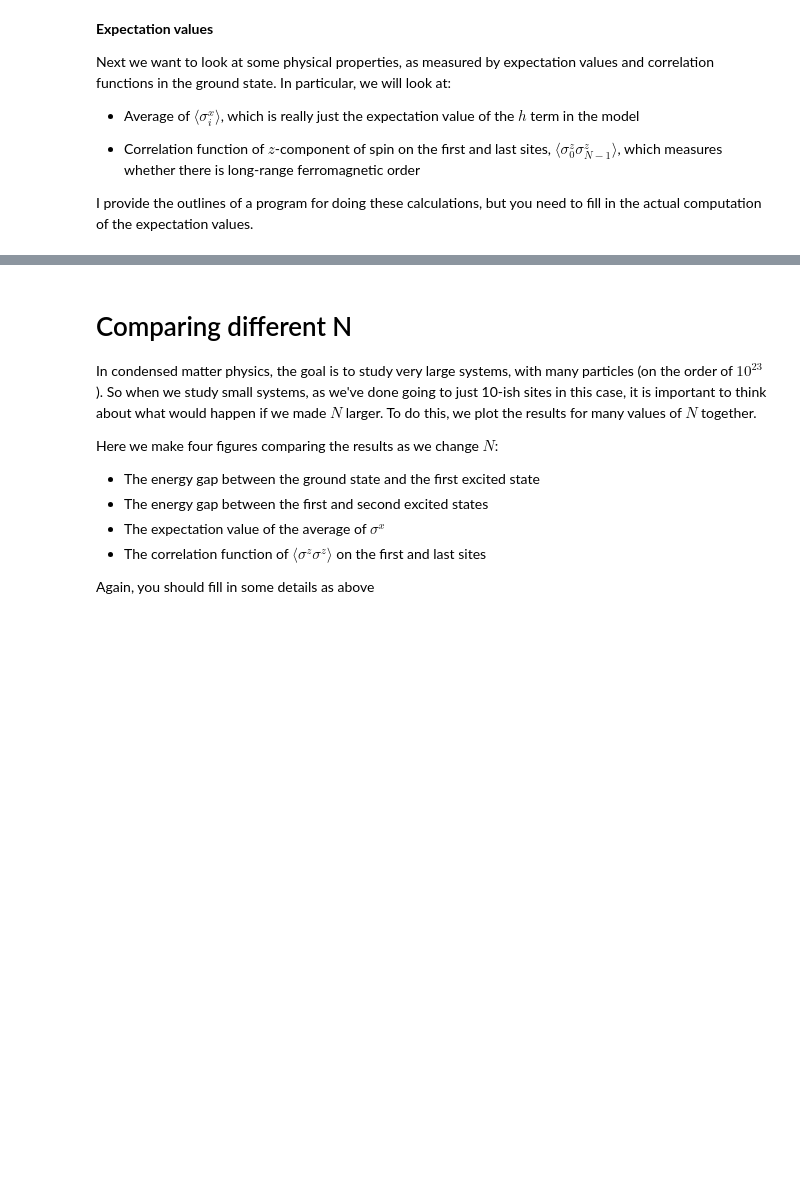
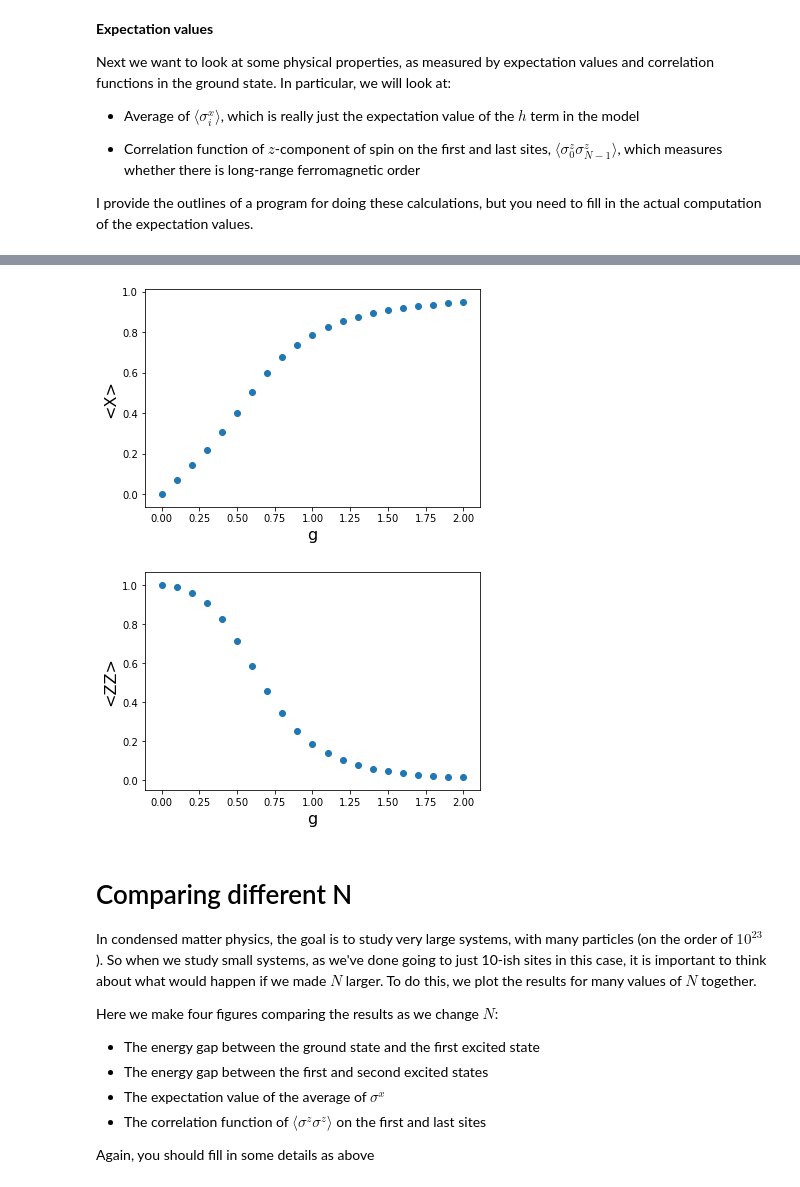
Before and after one commit to huanium/huanium, a Jupyter notebook: LaTeX projects/HuanBui_Perimeter/CM_Numerical/Ising_N_site_exact_diagonalization.ipynb, the cells around one changed output, grey strips where cells are left out. Saved outputs shown, nothing was run; the diff lists cells and outputs as text; code cells hidden in the pictures; blank space fills up the shorter version.

```diff
--- a/LaTeX projects/HuanBui_Perimeter/CM_Numerical/Ising_N_site_exact_diagonalization.ipynb
+++ b/LaTeX projects/HuanBui_Perimeter/CM_Numerical/Ising_N_site_exact_diagonalization.ipynb
@@ -355,6 +367,28 @@ num_pts = 21
 
 # Generate X and ZZ matrices using the fastest methods
 #X = X_v2(N)
+
+def X(N):
+    """
+    Input: N is the number of sites in a 1D Ising model
+    Output: Matrix for sum of Sx terms, NOT including the overall minus sign or the factor of g
+
+    Computed using Kronecker product method
+    """
+    # Your code here
+    #TODO
+    XX = np.zeros( (2**N,2**N) , dtype = int) # Create matrix of all zeros
+    # Add Sx Sx terms one by one, from left to right
+    for i in range(N):
+        operators = [Id]*i + [Sx] + [Id]*(N-1-i) # A list of all the operators in this term
+        term = operators[0]
+        for op in operators[1:]: # iterate through all elements after the first one, which was used to start the list
+            term = np.kron(term, op)
+        # Add result for this term to the matrix
+        XX += term
+    return XX
+
+
 X = X(N)
 ZZ = ZZ_v3(N)
 
@@ -374,9 +408,16 @@ def get_ZZ_end_site_matrix(N):
     """
     # Your code here
     #TODO
+    ZZ_ends = np.zeros(2**N, dtype = int)
+    for i in range(2**N):
+        b = d2b(i,N)
+        ZZ_ends[i] = (-1)**(b[0] + b[-1])
+    return np.diag(ZZ_ends)
 
-ZZ_ends = #TODO
-X_avg = #TODO
+ZZ_ends = get_ZZ_end_site_matrix(N)
+X_avg = X/N
+
+#print(X_avg)
 
 
 # For storing the results
@@ -392,8 +433,11 @@ for g_index, g in enumerate(gs):
     e = e[indices]
     v = v[:, indices]
 
-    X_avg_vals[g_index] = #TODO
-    ZZ_ends_vals[g_index] = #TODO
+    GS = v[:,0]
+
+
+    X_avg_vals[g_index] = GS.transpose().conj()@X_avg@GS
+    ZZ_ends_vals[g_index] = GS.transpose().conj()@ZZ_ends@GS
 
 # Make plots
 for (values, label) in [(X_avg_vals, '<X>'), (ZZ_ends_vals, '<ZZ>')]:
@@ -406,3 +449,5 @@ SyntaxError: invalid syntax (<ipython-input-49-81d07ff611f6>, line 27)
+[figure, added]
+[figure, added]
 # %% [markdown]
 # Comparing different N
 
```
Also changed, not shown: parts of 6 cells of this notebook, 15 other files.
